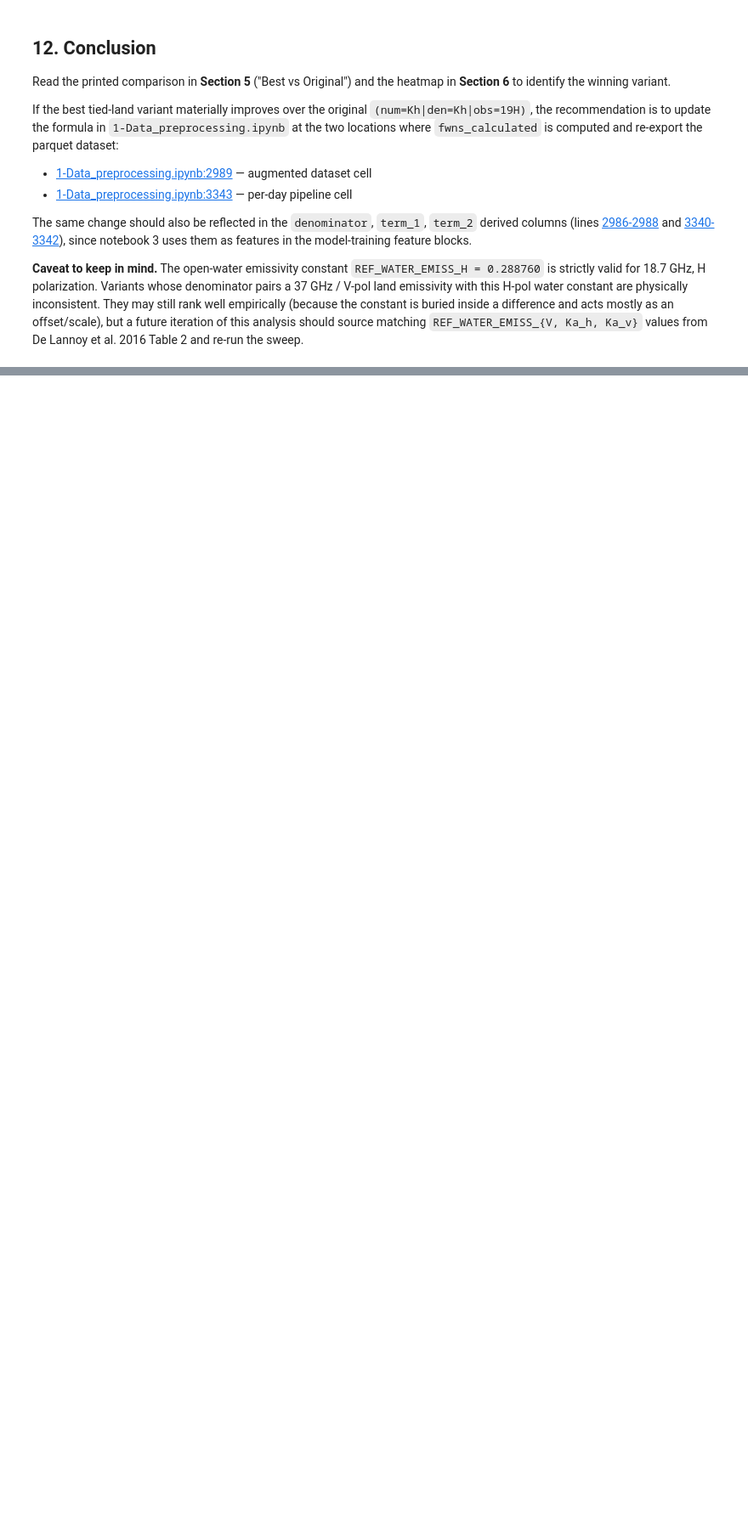
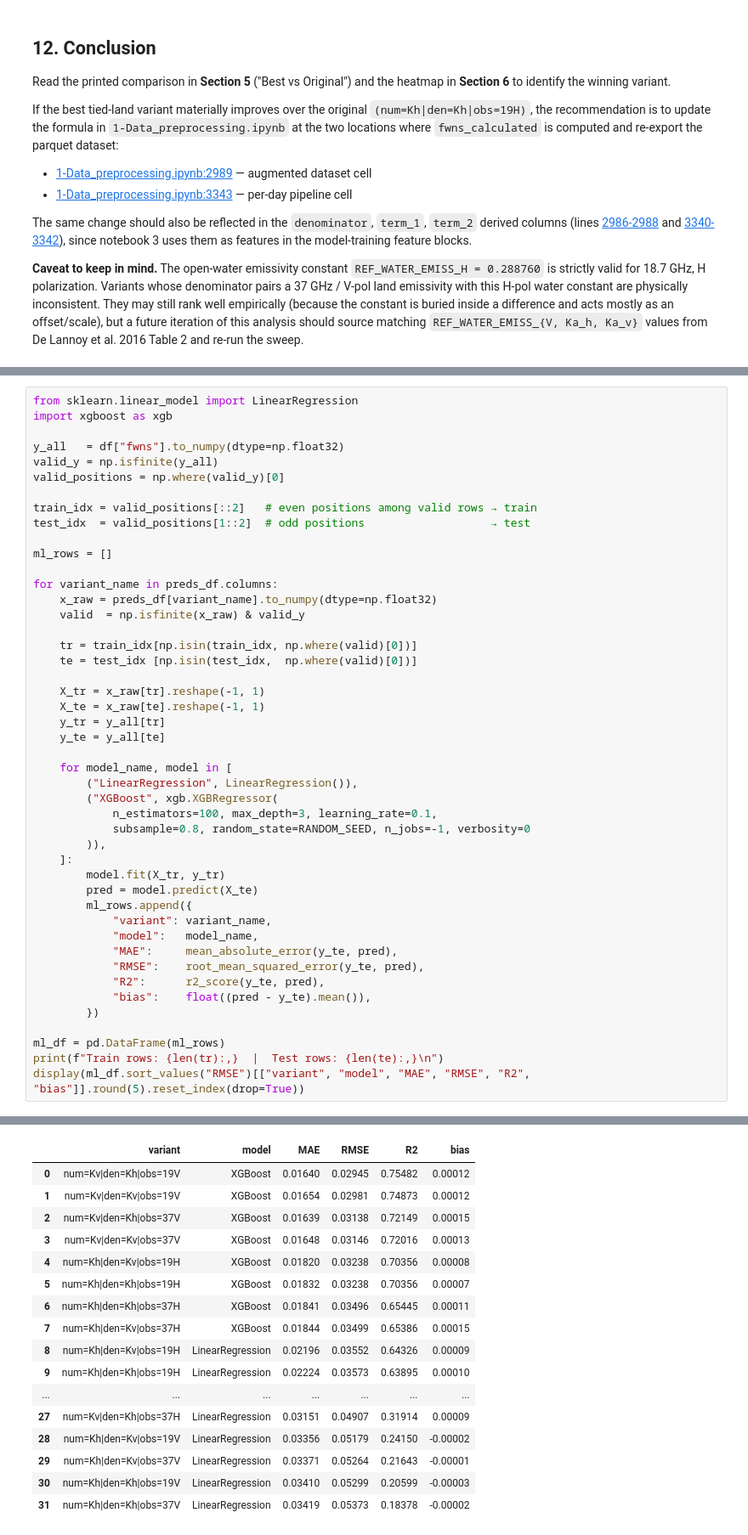
Before and after one commit to marcvem2AED/TFM_MCD_MarcVelascoMateu, a Jupyter notebook: B-DR_testing.ipynb, the cells around one changed output, grey strips where cells are left out. Shown at 85% size. Cells and saved outputs as stored; diff of their text form; blank space fills up the shorter version.

```diff
--- a/B-DR_testing.ipynb
+++ b/B-DR_testing.ipynb
@@ -407,0 +546,47 @@ The same change should also be reflected in the `denominator`, `term_1`, `term_2
+# %%
+from sklearn.linear_model import LinearRegression
+import xgboost as xgb
+
+y_all   = df["fwns"].to_numpy(dtype=np.float32)
+valid_y = np.isfinite(y_all)
+valid_positions = np.where(valid_y)[0]
+
+train_idx = valid_positions[::2]   # even positions among valid rows → train
+test_idx  = valid_positions[1::2]  # odd positions                   → test
+
+ml_rows = []
+
+for variant_name in preds_df.columns:
+    x_raw = preds_df[variant_name].to_numpy(dtype=np.float32)
+    valid  = np.isfinite(x_raw) & valid_y
+
+    tr = train_idx[np.isin(train_idx, np.where(valid)[0])]
+    te = test_idx [np.isin(test_idx,  np.where(valid)[0])]
+
+    X_tr = x_raw[tr].reshape(-1, 1)
+    X_te = x_raw[te].reshape(-1, 1)
+    y_tr = y_all[tr]
+    y_te = y_all[te]
+
+    for model_name, model in [
+        ("LinearRegression", LinearRegression()),
+        ("XGBoost", xgb.XGBRegressor(
+            n_estimators=100, max_depth=3, learning_rate=0.1,
+            subsample=0.8, random_state=RANDOM_SEED, n_jobs=-1, verbosity=0
+        )),
+    ]:
+        model.fit(X_tr, y_tr)
+        pred = model.predict(X_te)
+        ml_rows.append({
+            "variant": variant_name,
+            "model":   model_name,
+            "MAE":     mean_absolute_error(y_te, pred),
+            "RMSE":    root_mean_squared_error(y_te, pred),
+            "R2":      r2_score(y_te, pred),
+            "bias":    float((pred - y_te).mean()),
+        })
+
+ml_df = pd.DataFrame(ml_rows)
+print(f"Train rows: {len(tr):,}  |  Test rows: {len(te):,}\n")
+display(ml_df.sort_values("RMSE")[["variant", "model", "MAE", "RMSE", "R2", "bias"]].round(5).reset_index(drop=True))
+# %% [output]
@@ -407,0 +594,17 @@ The same change should also be reflected in the `denominator`, `term_1`, `term_2
+|  | variant | model | MAE | RMSE | R2 | bias |
+| 0 | num=Kv|den=Kh|obs=19V | XGBoost | 0.01640 | 0.02945 | 0.75482 | 0.00012 |
+| 1 | num=Kv|den=Kv|obs=19V | XGBoost | 0.01654 | 0.02981 | 0.74873 | 0.00012 |
+| 2 | num=Kv|den=Kh|obs=37V | XGBoost | 0.01639 | 0.03138 | 0.72149 | 0.00015 |
+| 3 | num=Kv|den=Kv|obs=37V | XGBoost | 0.01648 | 0.03146 | 0.72016 | 0.00013 |
+| 4 | num=Kh|den=Kv|obs=19H | XGBoost | 0.01820 | 0.03238 | 0.70356 | 0.00008 |
+| 5 | num=Kh|den=Kh|obs=19H | XGBoost | 0.01832 | 0.03238 | 0.70356 | 0.00007 |
+| 6 | num=Kh|den=Kh|obs=37H | XGBoost | 0.01841 | 0.03496 | 0.65445 | 0.00011 |
+| 7 | num=Kh|den=Kv|obs=37H | XGBoost | 0.01844 | 0.03499 | 0.65386 | 0.00015 |
+| 8 | num=Kh|den=Kv|obs=19H | LinearRegression | 0.02196 | 0.03552 | 0.64326 | 0.00009 |
+| 9 | num=Kh|den=Kh|obs=19H | LinearRegression | 0.02224 | 0.03573 | 0.63895 | 0.00010 |
+| ... | ... | ... | ... | ... | ... | ... |
+| 27 | num=Kv|den=Kh|obs=37H | LinearRegression | 0.03151 | 0.04907 | 0.31914 | 0.00009 |
+| 28 | num=Kh|den=Kv|obs=19V | LinearRegression | 0.03356 | 0.05179 | 0.24150 | -0.00002 |
+| 29 | num=Kh|den=Kv|obs=37V | LinearRegression | 0.03371 | 0.05264 | 0.21643 | -0.00001 |
+| 30 | num=Kh|den=Kh|obs=19V | LinearRegression | 0.03410 | 0.05299 | 0.20599 | -0.00003 |
+| 31 | num=Kh|den=Kh|obs=37V | LinearRegression | 0.03419 | 0.05373 | 0.18378 | -0.00002 |
```
Also changed, not shown: parts of 21 cells of this notebook, 2 other files.
